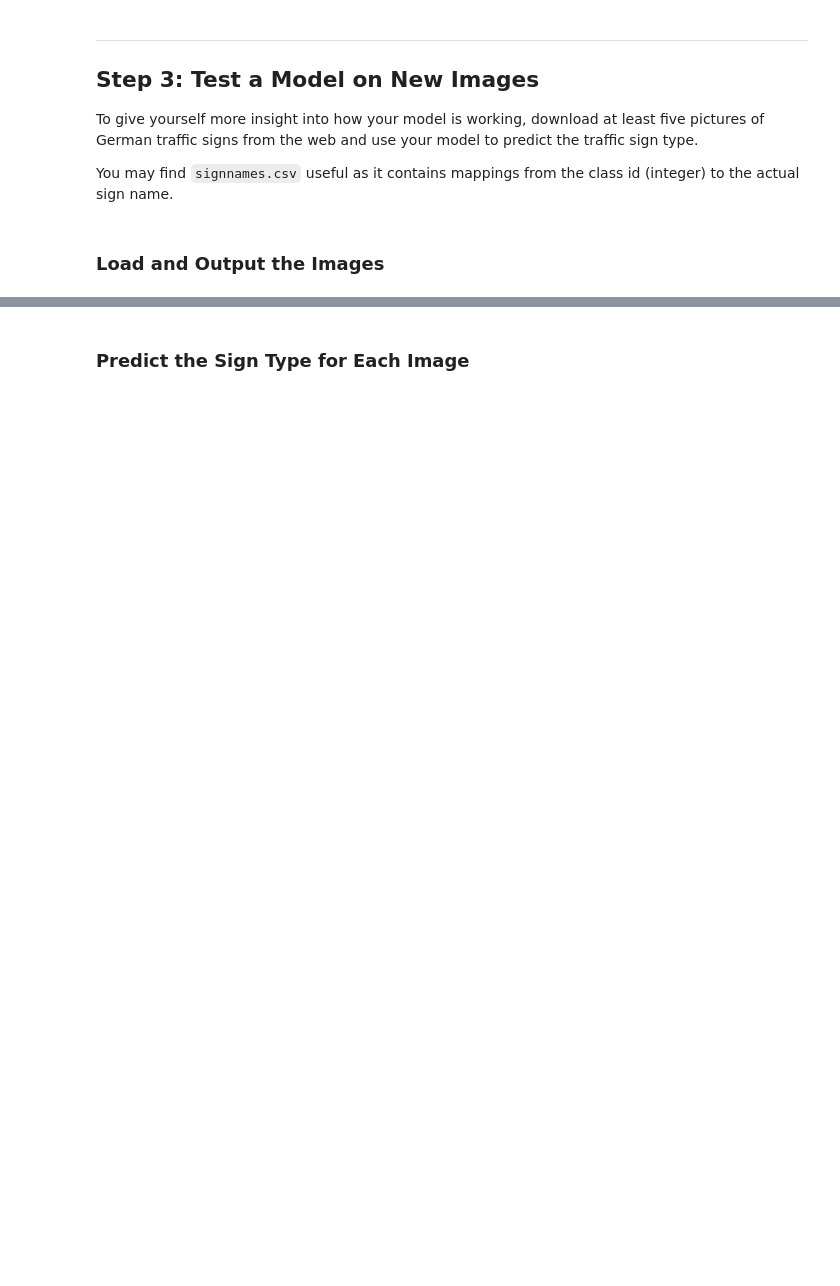
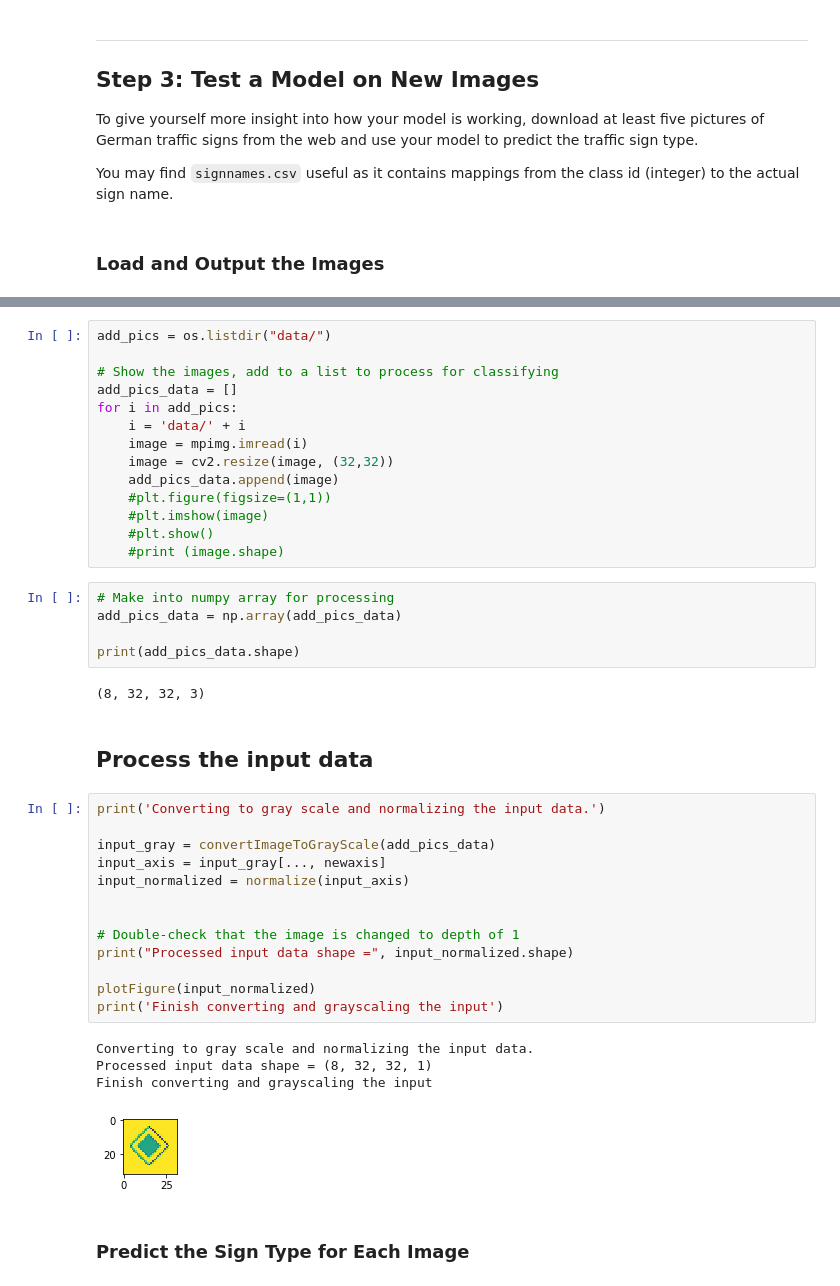
Before and after one commit to calsaviour/sdc, a Jupyter notebook: TermOne/CarND-Traffic-Sign-Classifier-Project/Traffic_Sign_Classifier.ipynb, the cells around one changed output, grey strips where cells are left out. Cells and saved outputs as stored; diff of their text form; blank space fills up the shorter version.

```diff
--- a/TermOne/CarND-Traffic-Sign-Classifier-Project/Traffic_Sign_Classifier.ipynb
+++ b/TermOne/CarND-Traffic-Sign-Classifier-Project/Traffic_Sign_Classifier.ipynb
@@ -460,3 +473,44 @@ plt.imshow(slipperyImage)
+# %%
+add_pics = os.listdir("data/")
+
+# Show the images, add to a list to process for classifying
+add_pics_data = []
+for i in add_pics:
+    i = 'data/' + i
+    image = mpimg.imread(i)
+    image = cv2.resize(image, (32,32))
+    add_pics_data.append(image)
+    #plt.figure(figsize=(1,1))
+    #plt.imshow(image)
+    #plt.show()
+    #print (image.shape)
+# %%
+# Make into numpy array for processing
+add_pics_data = np.array(add_pics_data)
+
+print(add_pics_data.shape)
+# %% [output]
+(8, 32, 32, 3)
+# %% [markdown]
+## Process the input data
+# %%
+print('Converting to gray scale and normalizing the input data.')
+
+input_gray = convertImageToGrayScale(add_pics_data)
+input_axis = input_gray[..., newaxis]
+input_normalized = normalize(input_axis)
+
+
+# Double-check that the image is changed to depth of 1
+print("Processed input data shape =", input_normalized.shape)
+
+plotFigure(input_normalized)
+print('Finish converting and grayscaling the input')
+# %% [output]
+Converting to gray scale and normalizing the input data.
+Processed input data shape = (8, 32, 32, 1)
+Finish converting and grayscaling the input
+[figure, added]
 # %% [markdown]
 ### Predict the Sign Type for Each Image
 # %%
```
Also changed, not shown: parts of 14 cells of this notebook.
